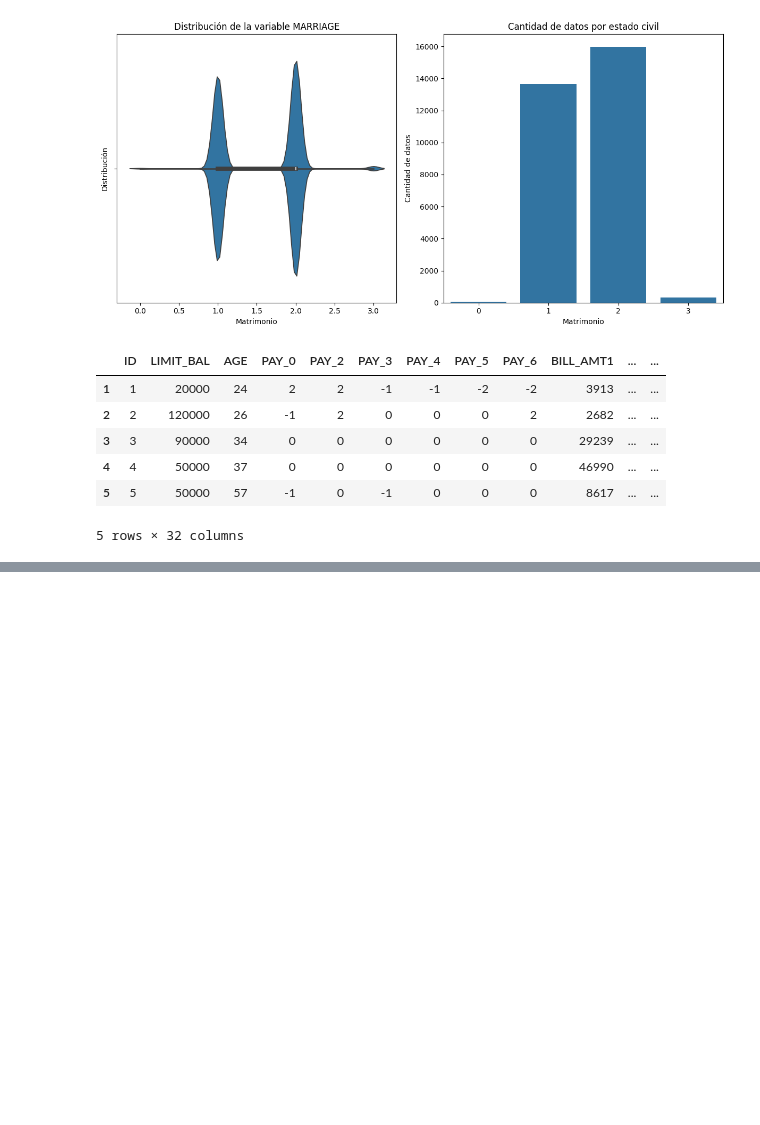
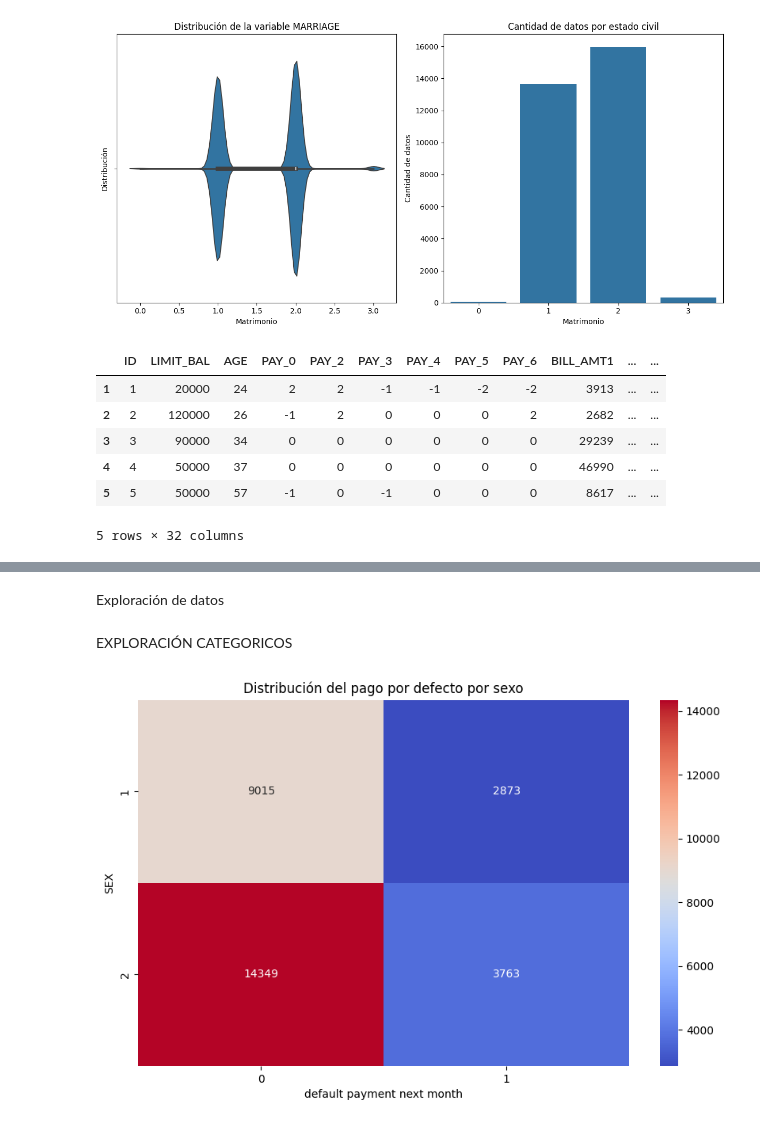
Before and after one commit to vcalderonmol/Proyecto2, a Jupyter notebook: Untitled-1.ipynb, the cells around one changed output, grey strips where cells are left out. Cells and saved outputs as stored; diff of their text form; code cells hidden in the pictures; blank space fills up the shorter version.

Commit message:
Exploración
Exploración

```diff
--- a/Untitled-1.ipynb
+++ b/Untitled-1.ipynb
@@ -223,0 +205,20 @@ NameError: name 'data_df_modeling' is not defined
+# %% [markdown]
+Exploración de datos
+# %% [markdown]
+EXPLORACIÓN CATEGORICOS
+# %%
+
+import seaborn as sns
+
+# Crear una tabla pivote para contar los valores de sexo para cada valor de default payment next month
+pivot_table = data_df.pivot_table(index='SEX', columns='default payment next month', aggfunc='size')
+
+# Crear el mapa de calor
+plt.figure(figsize=(10, 6))
+sns.heatmap(pivot_table, annot=True, fmt='g', cmap='coolwarm')
+plt.xlabel('default payment next month')
+plt.ylabel('SEX')
+plt.title('Distribución del pago por defecto por sexo')
+plt.show()
+# %% [output]
+[figure, added]
```
Also changed, not shown: parts of 21 cells of this notebook, 1 other file.
